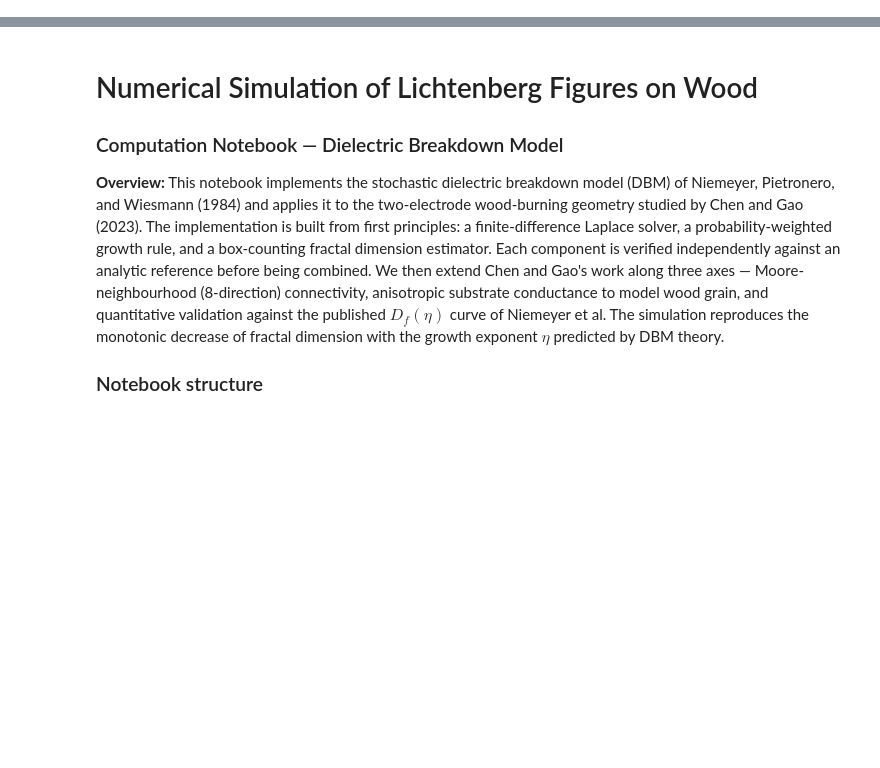
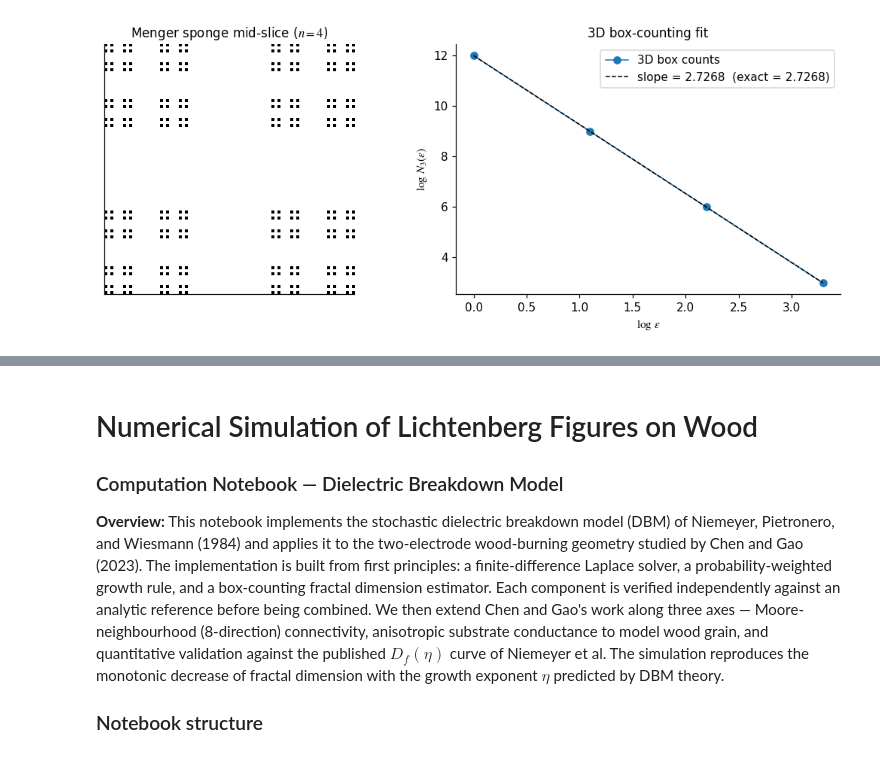
Before and after one commit to samsamotan/Lichtenberg, a Jupyter notebook: 02 Computational_Lichtenberg.ipynb, the cells around one changed output, grey strips where cells are left out. Cells and saved outputs as stored; diff of their text form; code cells hidden in the pictures; blank space fills up the shorter version.

```diff
--- a/Lichtenberg_Wood_NB1_revised.ipynb
+++ b/02 Computational_Lichtenberg.ipynb
@@ -0,0 +1279,82 @@
+# %%
+# 3D sanity check — Menger sponge.
+
+def _box_count_3d(binary, box_sizes):
+    """Count 3D boxes of side s containing at least one occupied cell."""
+    counts = []
+    H, W, D = binary.shape
+    for s in box_sizes:
+        Hs, Ws, Ds = (H // s) * s, (W // s) * s, (D // s) * s
+        block = binary[:Hs, :Ws, :Ds].reshape(
+            Hs // s, s, Ws // s, s, Ds // s, s
+        )
+        counts.append(int(block.any(axis=(1, 3, 5)).sum()))
+    return np.array(counts)
+
+
+def _menger_keep_mask():
+    """3x3x3 boolean — the 20 cells that survive one Menger iteration.
+    Removes the cube centre and the six face centres, i.e. all cells
+    with at least two coordinates equal to the centre index 1."""
+    keep = np.ones((3, 3, 3), dtype=bool)
+    for i in range(3):
+        for j in range(3):
+            for k in range(3):
+                if sum(c == 1 for c in (i, j, k)) >= 2:
+                    keep[i, j, k] = False
+    return keep
+
+
+def menger_sponge(n_levels):
+    """Build the n-level Menger sponge by iterated Kronecker product."""
+    keep = _menger_keep_mask()
+    sponge = np.ones((1, 1, 1), dtype=bool)
+    for _ in range(n_levels):
+        sponge = np.kron(sponge, keep)
+    return sponge
+
+
+n_levels = 4
+ms = menger_sponge(n_levels)
+ms_sizes = np.array([1, 3, 9, 27])
+ms_counts = _box_count_3d(ms, ms_sizes)
+
+slope, intercept = np.polyfit(np.log(ms_sizes), np.log(ms_counts), 1)
+D_measured = -slope
+D_exact = np.log(20) / np.log(3)
+
+print(
+    f"Menger sponge (n={n_levels}, side={3 ** n_levels}):"
+    f"  filled cells = {int(ms.sum())}"
+    f"  (analytic 20^{n_levels} = {20 ** n_levels})"
+)
+print(
+    f"  D_measured = {D_measured:.4f}"
+    f"   D_exact = log 20 / log 3 = {D_exact:.4f}"
+)
+print(
+    f"  Relative error: {abs(D_measured - D_exact) / D_exact * 100:.4f}%"
+    f"  (expect machine precision; the Menger sponge is exactly"
+    f" self-similar at scales 3^k)"
+)
+
+fig, axes = plt.subplots(1, 2, figsize=(10, 4))
+mid_slice = ms[:, :, 3 ** n_levels // 2]
+axes[0].imshow(mid_slice, origin="upper", cmap="Greys",
+               interpolation="nearest")
+axes[0].set_title(f"Menger sponge mid-slice ($n = {n_levels}$)")
+axes[0].set_xticks([])
+axes[0].set_yticks([])
+
+xs = np.linspace(np.log(ms_sizes).min(), np.log(ms_sizes).max(), 50)
+axes[1].plot(np.log(ms_sizes), np.log(ms_counts), "o-", lw=1,
+             label="3D box counts")
+axes[1].plot(xs, slope * xs + intercept, "k--", lw=1,
+             label=f"slope = {-slope:.4f}  (exact = {D_exact:.4f})")
+axes[1].set_xlabel(r"$\log\,\varepsilon$")
+axes[1].set_ylabel(r"$\log\,N_3(\varepsilon)$")
+axes[1].set_title("3D box-counting fit")
+axes[1].legend()
+plt.tight_layout()
+plt.show()
+# %% [output]
@@ -0,0 +1364 @@
+[figure, added]
```
Also changed, not shown: parts of 78 cells of this notebook.
